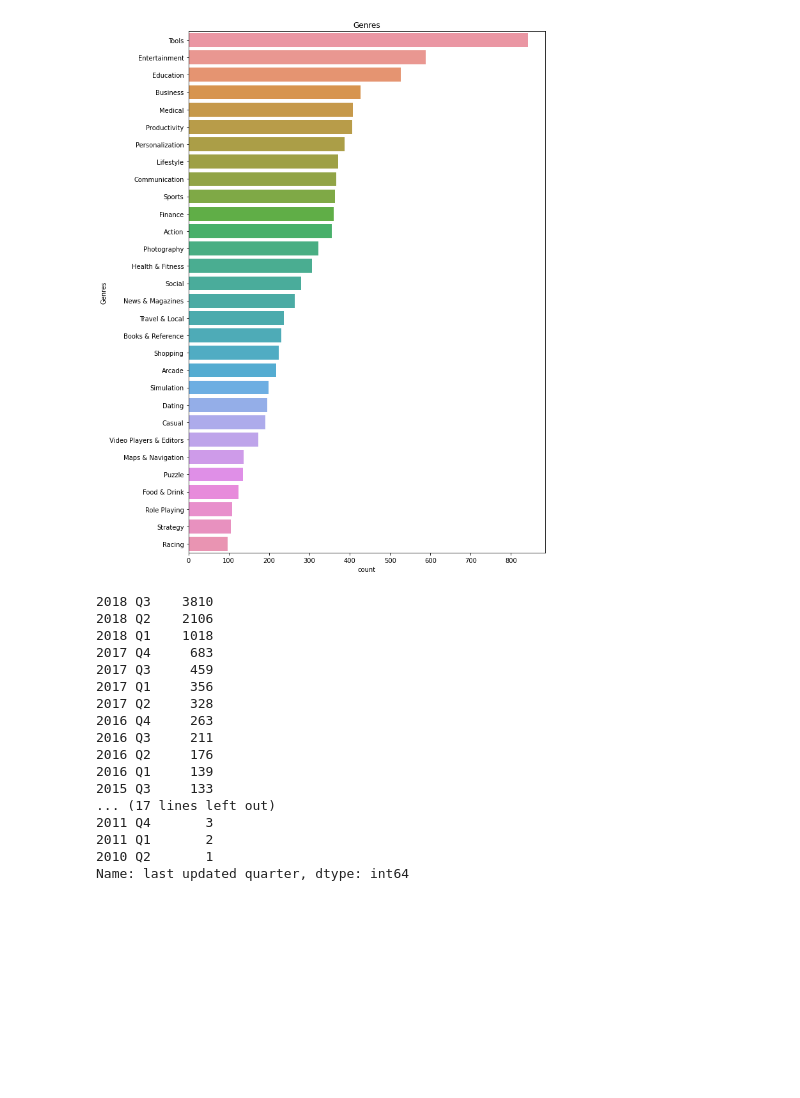
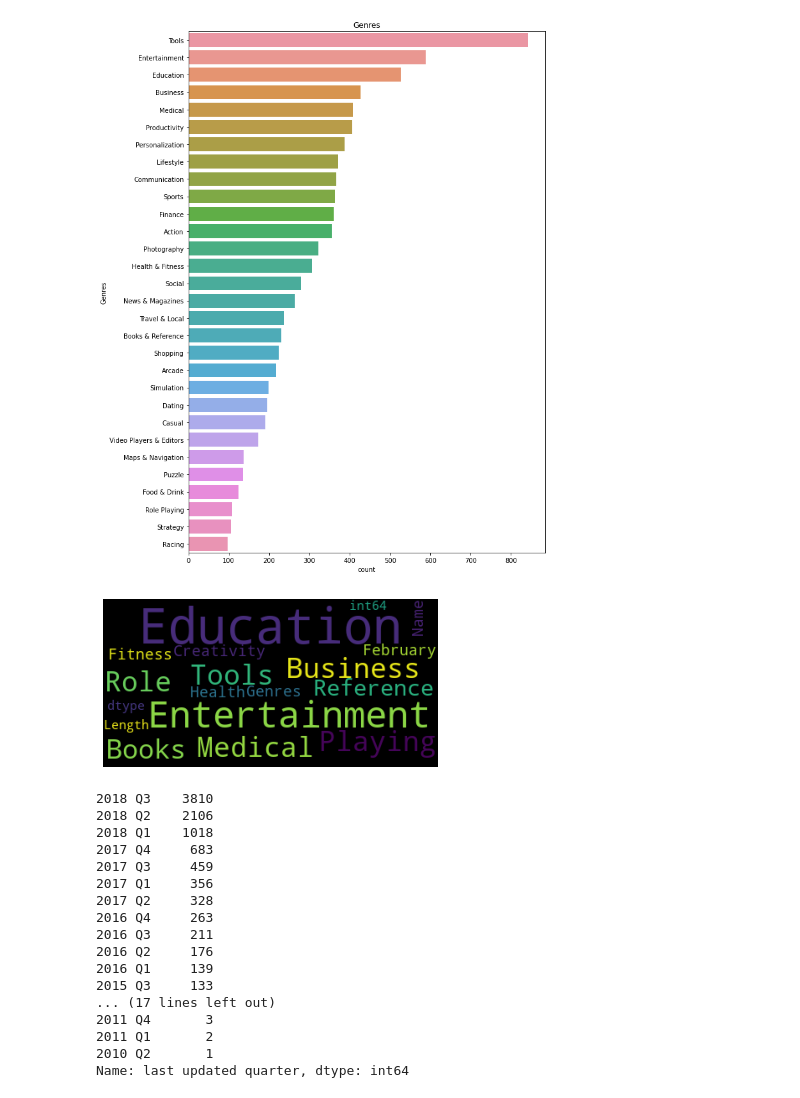
Before and after one commit to SREENIVASAN-KV/play_store_app_review, a Jupyter notebook: Play_Store_App_Review_Analysis_Capstone_Project.ipynb, the cells around one changed output. Cells and saved outputs as stored; diff of their text form; code cells hidden in the pictures; blank space fills up the shorter version.

```diff
--- a/Play_Store_App_Review_Analysis_Capstone_Project.ipynb
+++ b/Play_Store_App_Review_Analysis_Capstone_Project.ipynb
@@ -165,6 +167,15 @@ plt.title('Genres')
 plt.show()
 # %% [output]
 [figure]
+# %%
+text = play_store_data['Genres'].value_counts()
+from wordcloud import WordCloud
+wordcloud = WordCloud().generate(str(text))
+plt.imshow(wordcloud)
+plt.axis("off")
+plt.show()
+# %% [output]
+[figure, added]
 # %%
 # finding out how often the apps updates
 # adding another column to the dataframe showing the year and the quarter in which the app last updated
```
Also changed, not shown: parts of 1 cell of this notebook.
